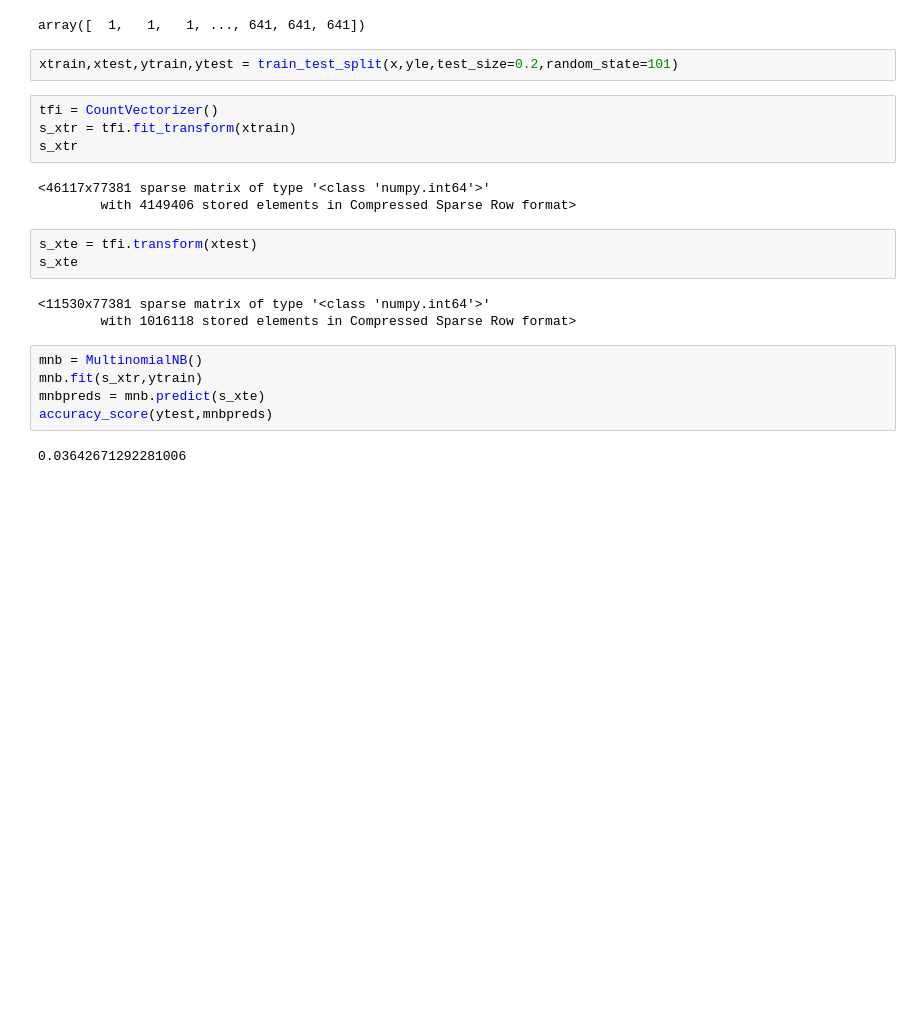
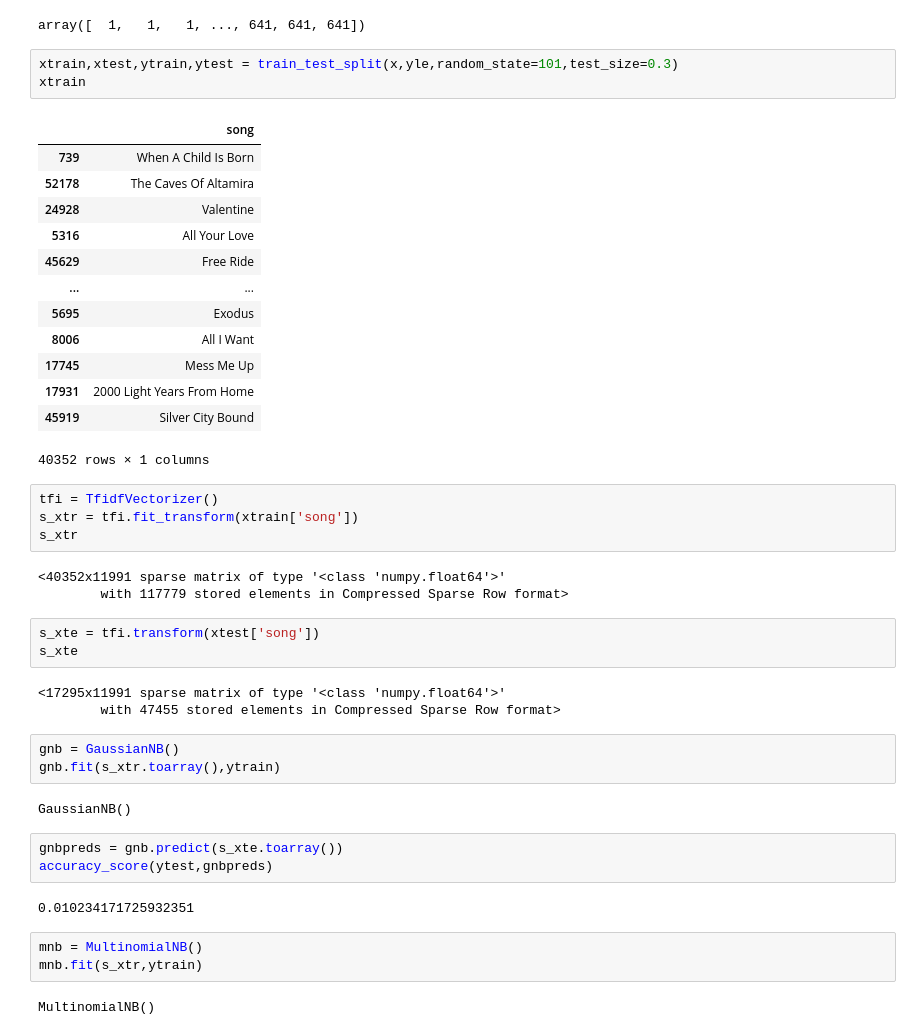
Before and after one commit to pxndey/ml-projects, a Jupyter notebook: spotify-artistguesser/title-guesser.ipynb, the cells around one changed output. Saved outputs shown, nothing was run; the diff lists cells and outputs as text; blank space fills up the shorter version.

```diff
--- a/spotify-artistguesser/songs.ipynb
+++ b/spotify-artistguesser/title-guesser.ipynb
@@ -150,24 +151,47 @@ yle
 # %% [output]
 array([  1,   1,   1, ..., 641, 641, 641])
 # %%
-xtrain,xtest,ytrain,ytest = train_test_split(x,yle,test_size=0.2,random_state=101)
+xtrain,xtest,ytrain,ytest = train_test_split(x,yle,random_state=101,test_size=0.3)
+xtrain
+# %% [output]
+|  | song |
+| 739 | When A Child Is Born |
+| 52178 | The Caves Of Altamira |
+| 24928 | Valentine |
+| 5316 | All Your Love |
+| 45629 | Free Ride |
+| ... | ... |
+| 5695 | Exodus |
+| 8006 | All I Want |
+| 17745 | Mess Me Up |
+| 17931 | 2000 Light Years From Home |
+| 45919 | Silver City Bound |
+40352 rows × 1 columns
 # %%
-tfi = CountVectorizer()
-s_xtr = tfi.fit_transform(xtrain)
+tfi = TfidfVectorizer()
+s_xtr = tfi.fit_transform(xtrain['song'])
 s_xtr
 # %% [output]
-<46117x77381 sparse matrix of type '<class 'numpy.int64'>'
-        with 4149406 stored elements in Compressed Sparse Row format>
+<40352x11991 sparse matrix of type '<class 'numpy.float64'>'
+        with 117779 stored elements in Compressed Sparse Row format>
 # %%
-s_xte = tfi.transform(xtest)
+s_xte = tfi.transform(xtest['song'])
 s_xte
 # %% [output]
-<11530x77381 sparse matrix of type '<class 'numpy.int64'>'
-        with 1016118 stored elements in Compressed Sparse Row format>
+<17295x11991 sparse matrix of type '<class 'numpy.float64'>'
+        with 47455 stored elements in Compressed Sparse Row format>
+# %%
+gnb = GaussianNB()
+gnb.fit(s_xtr.toarray(),ytrain)
+# %% [output]
+GaussianNB()
+# %%
+gnbpreds = gnb.predict(s_xte.toarray())
+accuracy_score(ytest,gnbpreds)
+# %% [output]
+0.010234171725932351
 # %%
 mnb = MultinomialNB()
 mnb.fit(s_xtr,ytrain)
-mnbpreds = mnb.predict(s_xte)
-accuracy_score(ytest,mnbpreds)
 # %% [output]
-0.03642671292281006
+MultinomialNB()
```
Also changed, not shown: parts of 12 cells of this notebook, 3 other files.
